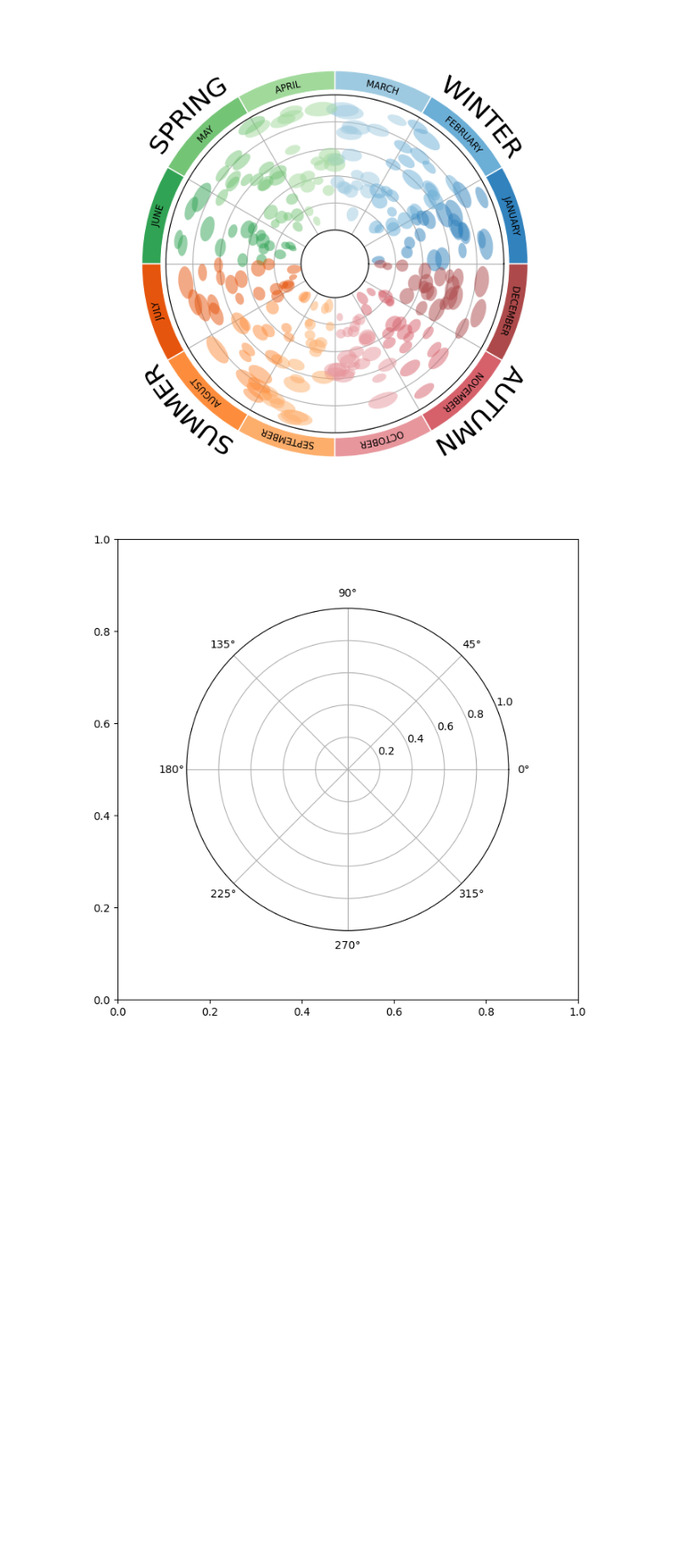
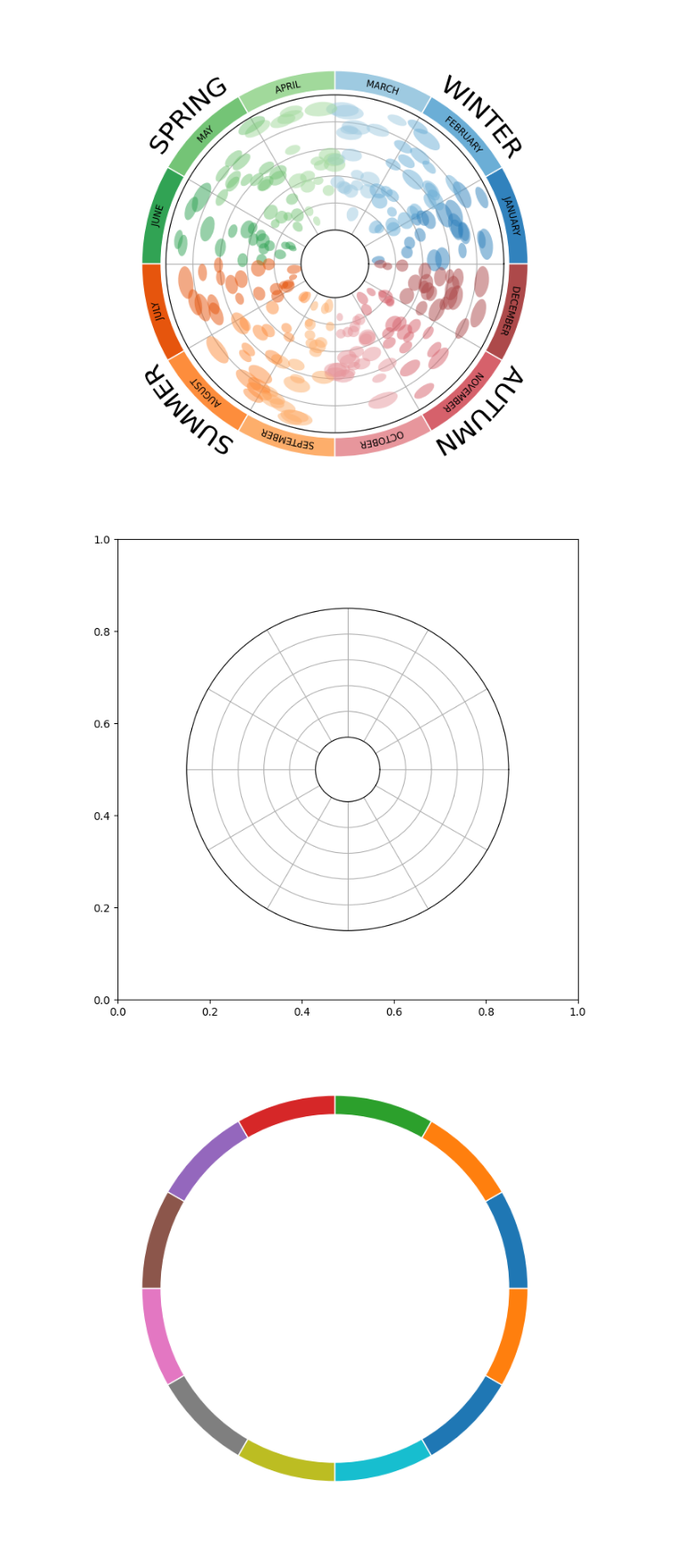
Before and after one commit to rodriguezmDNA/dataviz, a Jupyter notebook: season_polar_projection.ipynb, the cells around one changed output. Shown at 89% size. Drawn from its saved outputs; the diff is of its cells as text; code cells hidden in the pictures; blank space fills up the shorter version.

```diff
--- a/season_polar_projection.ipynb
+++ b/season_polar_projection.ipynb
@@ -124,8 +121,42 @@ plt.show()
 [figure]
 # %%
 fig = plt.figure(figsize=(6, 6))
-
 ax = fig.add_axes([0, 0, 1, 1], aspect=1)
 ax = fig.add_axes([0.15, 0.15, 0.7, 0.7], projection="polar")
+ax.set_xlim(0, 2 * np.pi)
+ax.set_xticks(np.linspace(0, 2 * np.pi, 12, endpoint=False))
+ax.set_xticklabels([])
+ax.set_ylim(0, 1)
+ax.set_yticks(np.linspace(0, 1, 6))
+ax.set_yticklabels([])
+ax.set_rorigin(-0.25)
+plt.show()
 # %% [output]
-[figure, old version]
+[figure, new version]
+# %%
+fig = plt.figure(figsize=(6, 6))
+ax = fig.add_axes([0, 0, 1, 1], aspect=1)
+
+# A nice set of colors for seasons
+cmap20c = plt.get_cmap("tab20c")
+cmap20b = plt.get_cmap("tab20b")
+colors = [
+    cmap20c(0),
+    cmap20c(1),
+    cmap20c(2),  # Winter
+    cmap20c(10),
+    cmap20c(9),
+    cmap20c(8),  # Spring
+    cmap20c(4),
+    cmap20c(5),
+    cmap20c(6),  # Summer
+    cmap20b(15),
+    cmap20b(14),
+    cmap20b(13),
+]  # Autumn
+
+# Simple pie
+ax.pie(np.ones(12), radius=1,  wedgeprops=dict(width=0.5, edgecolor="w"))
+plt.show()
+# %% [output]
+[figure, added]
```
Also changed, not shown: parts of 9 cells of this notebook.
